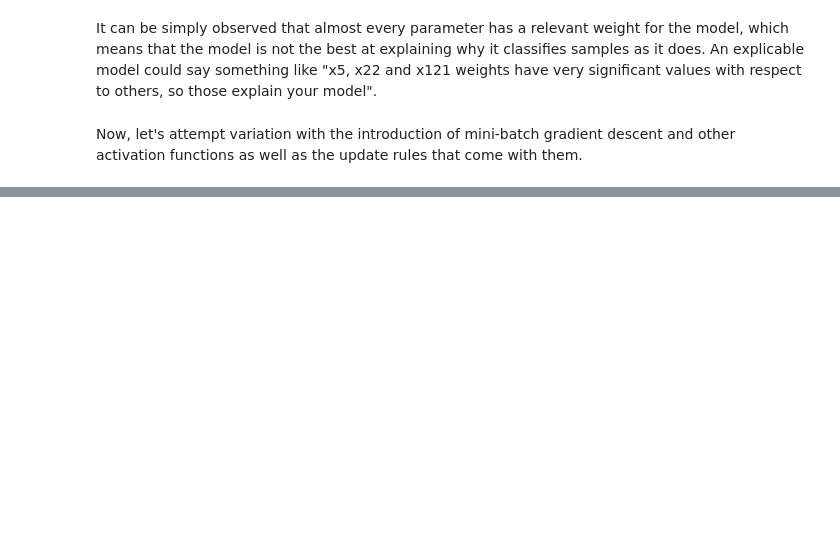
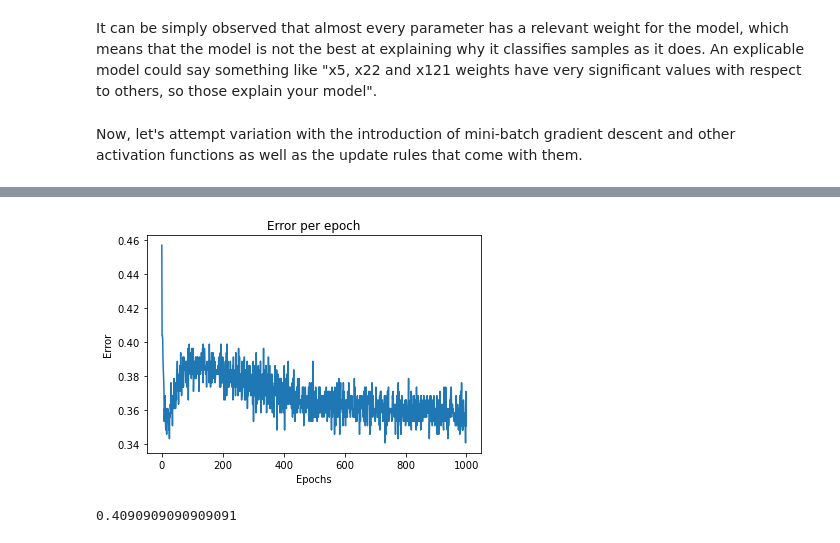
Before and after one commit to LuisRG30/Neural-Networks, a Jupyter notebook: PerceptronModels/SimplePerceptron/CrossValidate_RealData.ipynb, the cells around one changed output, grey strips where cells are left out. Saved outputs shown, nothing was run; the diff lists cells and outputs as text; code cells hidden in the pictures; blank space fills up the shorter version.

```diff
--- a/PerceptronModels/SimplePerceptron/CrossValidate_RealData.ipynb
+++ b/PerceptronModels/SimplePerceptron/CrossValidate_RealData.ipynb
@@ -154,0 +181,14 @@ P_ReLu = Perceptron()
+# %%
+errs = list(map(lambda x: x / y_train.shape[0], P_ReLu.misses))
+
+plt.plot(errs)
+plt.title("Error per epoch")
+plt.xlabel("Epochs")
+plt.ylabel("Error")
+plt.show()
+# %% [output]
+[figure, added]
+# %%
+P_ReLu.score(X_test, y_test)
+# %% [output]
+0.4090909090909091
```
Also changed, not shown: parts of 25 cells of this notebook, 1 other file.
